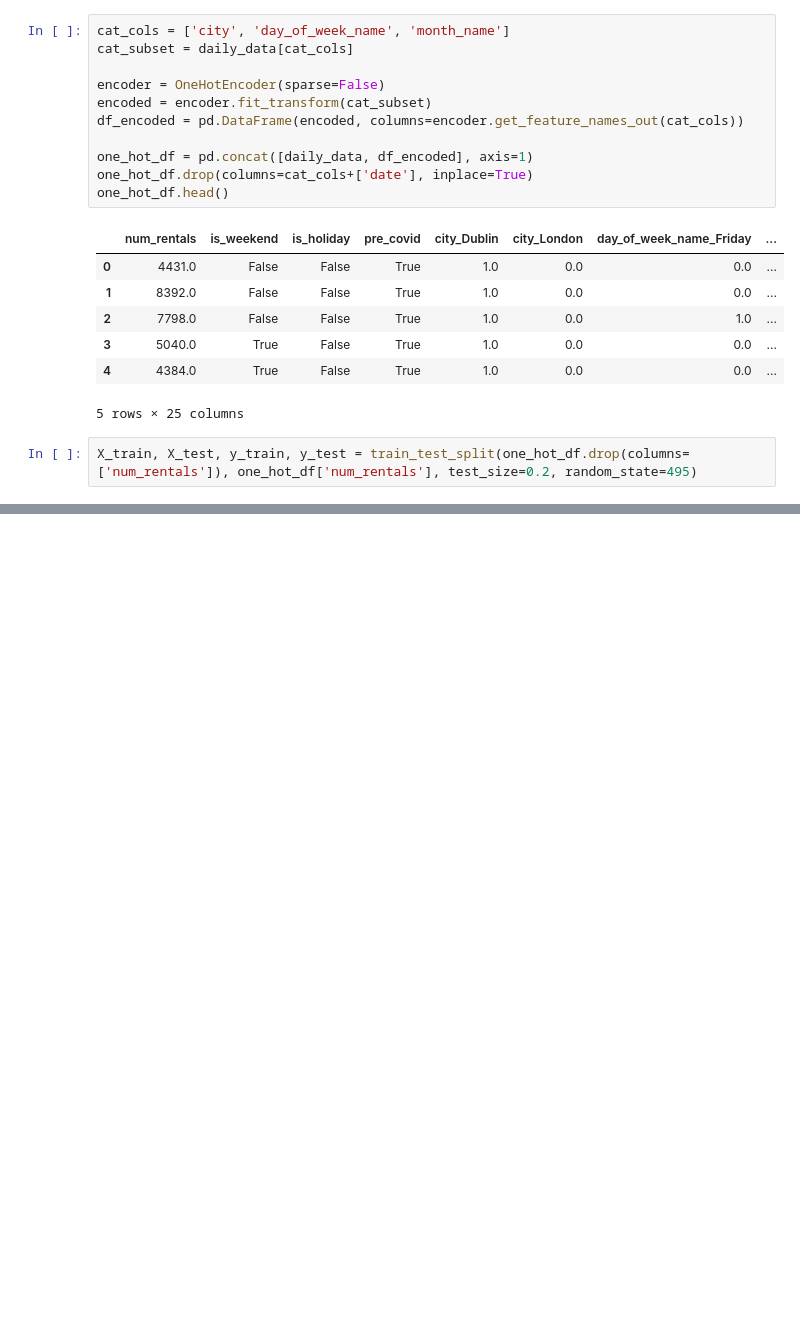
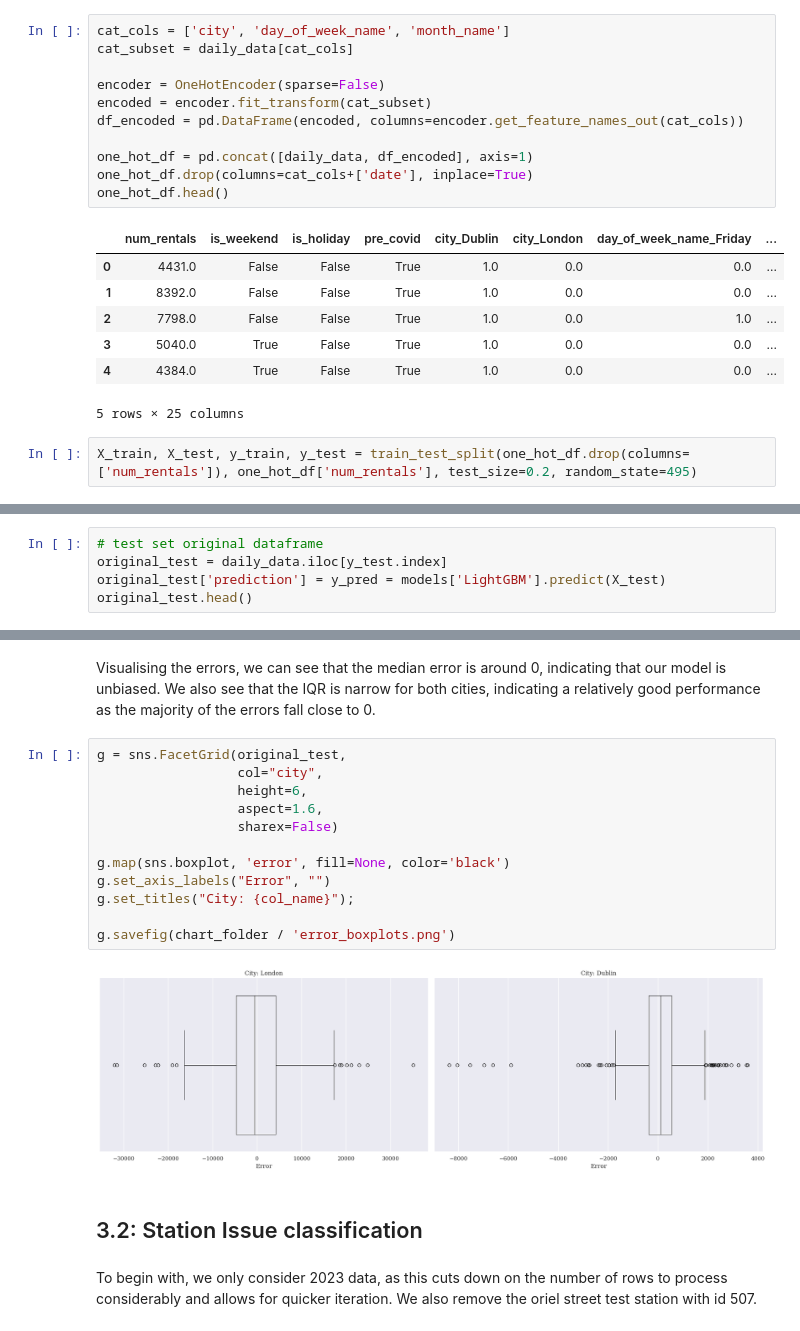
Before and after one commit to step-hen-burke/CA2, a Jupyter notebook: 3_rental_prediction.ipynb, the cells around one changed output, grey strips where cells are left out. Saved outputs shown, nothing was run; the diff lists cells and outputs as text; blank space fills up the shorter version.

```diff
--- a/3_rental_prediction.ipynb
+++ b/3_rental_prediction.ipynb
@@ -103,0 +168,5 @@ models = {
+# %%
+# test set original dataframe
+original_test = daily_data.iloc[y_test.index]
+original_test['prediction'] = y_pred = models['LightGBM'].predict(X_test)
+original_test.head()
@@ -103,0 +180,20 @@ models = {
+# %% [markdown]
+Visualising the errors, we can see that the median error is around 0, indicating that our model is unbiased. We also see that the IQR is narrow for both cities, indicating a relatively good performance as the majority of the errors fall close to 0.
+# %%
+g = sns.FacetGrid(original_test,
+                  col="city",
+                  height=6,
+                  aspect=1.6,
+                  sharex=False)
+
+g.map(sns.boxplot, 'error', fill=None, color='black')
+g.set_axis_labels("Error", "")
+g.set_titles("City: {col_name}");
+
+g.savefig(chart_folder / 'error_boxplots.png')
+# %% [output]
+[figure, added]
+# %% [markdown]
+## 3.2: Station Issue classification
+# %% [markdown]
+To begin with, we only consider 2023 data, as this cuts down on the number of rows to process considerably and allows for quicker iteration. We also remove the oriel street test station with id 507.
```
Also changed, not shown: parts of 20 cells of this notebook.
